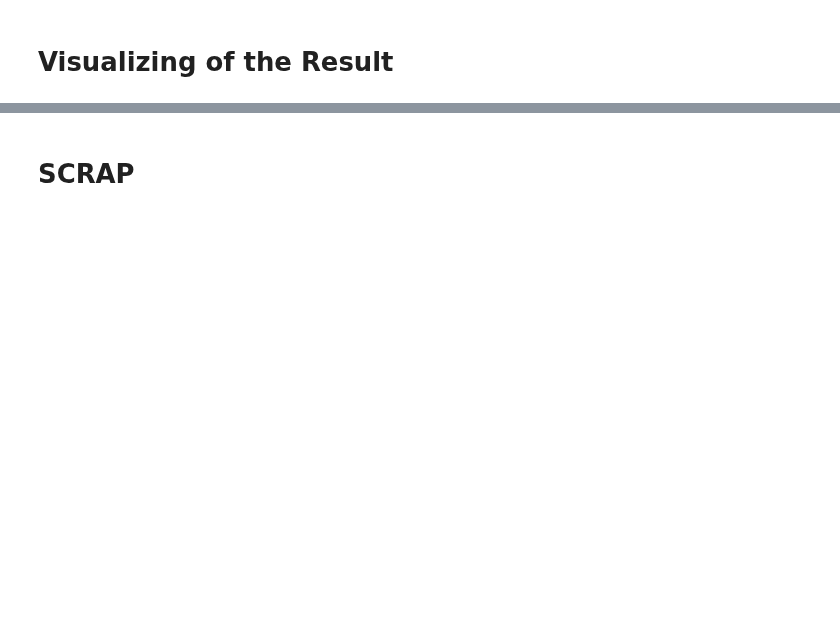
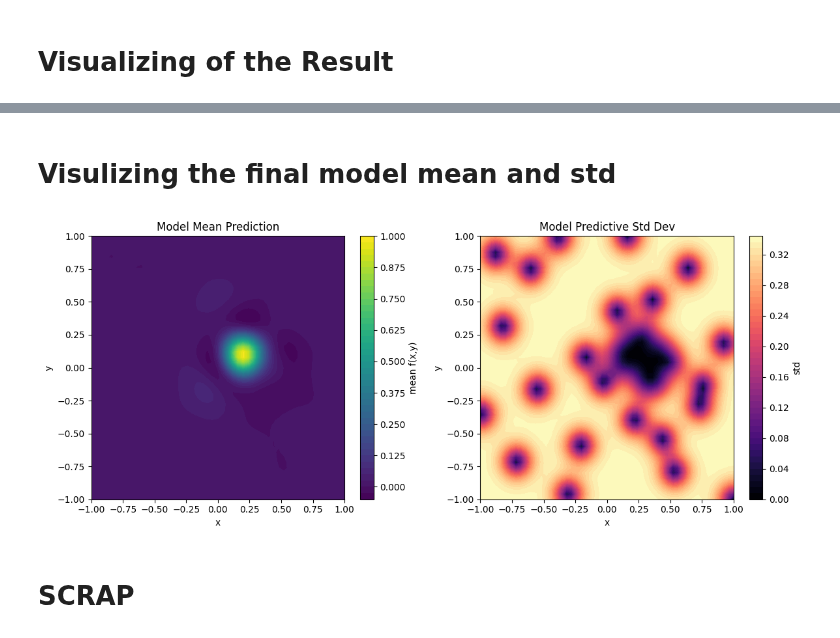
Before and after one commit to dnzckn/BasicBO, a Jupyter notebook: AX_BO_tutorial_1.ipynb, the cells around one changed output, grey strips where cells are left out. Saved outputs shown, nothing was run; the diff lists cells and outputs as text; code cells hidden in the pictures; blank space fills up the shorter version.

Commit message:
beautiful final models generated

```diff
--- a/AX_BO_tutorial_1.ipynb
+++ b/AX_BO_tutorial_1.ipynb
@@ -521,3 +511,59 @@ plt.show()
+# %% [markdown]
+# Visulizing the final model mean and std
+# %%
+# Assume 'output' is your final model and param_names is ["a", "b"] with bounds [-1, 1].
+
+# Create a grid of points at which to evaluate the model.
+x = np.linspace(-1.0, 1.0, 51)
+y = np.linspace(-1.0, 1.0, 51)
+x_grid, y_grid = np.meshgrid(x, y)
+X_plot = np.column_stack([x_grid.ravel(), y_grid.ravel()])
+
+# Convert each point into an ObservationFeatures object required by Ax.
+observation_features = [
+    ObservationFeatures(parameters={"a": float(x_val), "b": float(y_val)})
+    for x_val, y_val in X_plot
+]
+
+# Use the model to predict mean and covariance at all points in X_plot.
+mean_dict, cov_dict = output.predict(observation_features)
+
+# Extract the mean and covariance arrays for the 'z' metric.
+mean_z = np.array(mean_dict['z'])
+cov_z = np.array(cov_dict['z']['z'])
+
+# Check if we have a variance vector or full covariance matrix.
+if cov_z.ndim == 1:
+    var = cov_z
+else:
+    var = np.diag(cov_z)
+
+std = np.sqrt(var)
+
+# Reshape to match the (x,y) grid.
+f_mean_grid = mean_z.reshape(x_grid.shape)
+f_std_grid = std.reshape(x_grid.shape)
+
+# Plot the mean predictions.
+fig, ax = plt.subplots(1, 2, figsize=(12, 5))
+
+c1 = ax[0].contourf(x_grid, y_grid, f_mean_grid, levels=50, cmap="viridis")
+ax[0].set_title("Model Mean Prediction")
+ax[0].set_xlabel("x")
+ax[0].set_ylabel("y")
+fig.colorbar(c1, ax=ax[0], label="mean f(x,y)")
+
+# Plot the predictive standard deviation (uncertainty).
+c2 = ax[1].contourf(x_grid, y_grid, f_std_grid, levels=50, cmap="magma")
+ax[1].set_title("Model Predictive Std Dev")
+ax[1].set_xlabel("x")
+ax[1].set_ylabel("y")
+fig.colorbar(c2, ax=ax[1], label="std")
+
+plt.tight_layout()
+plt.show()
+# %% [output]
+[figure, added]
 # %% [markdown]
 # SCRAP
 # %%
```
Also changed, not shown: parts of 5 cells of this notebook, 3 other files.
